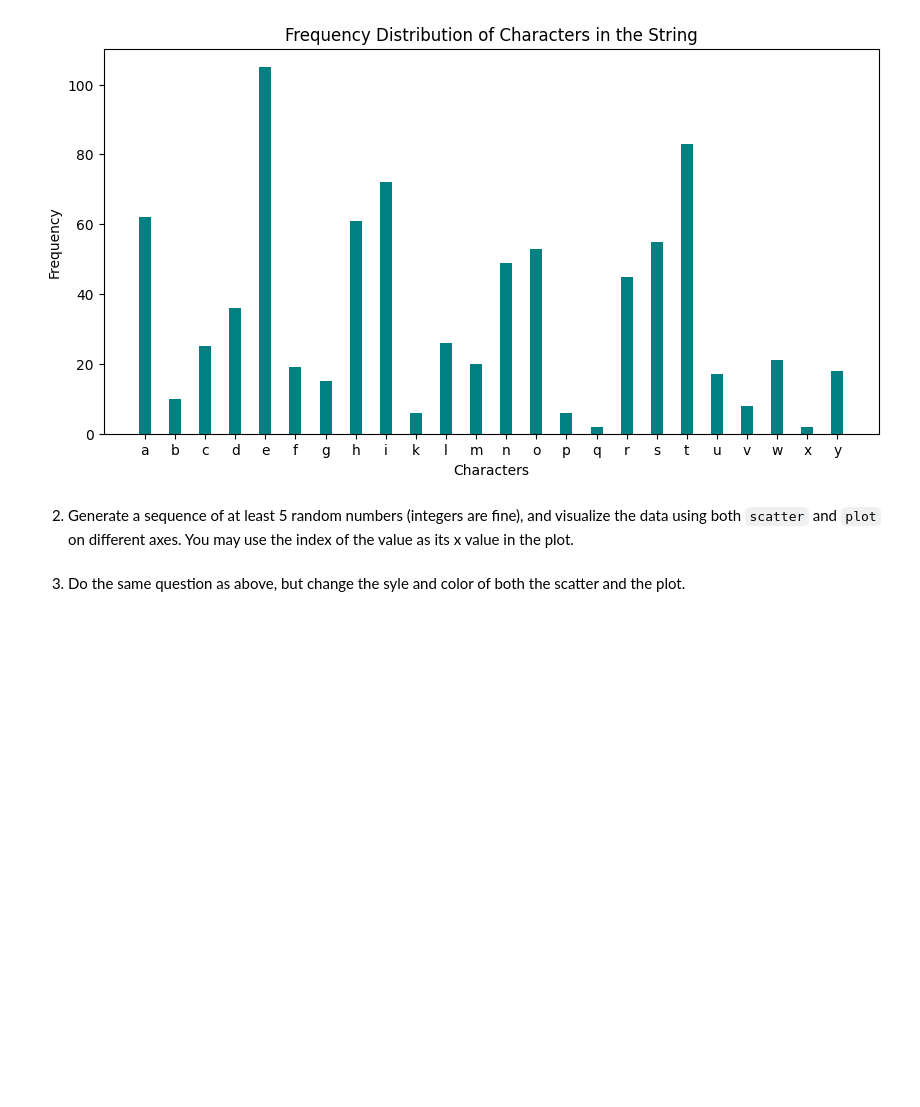
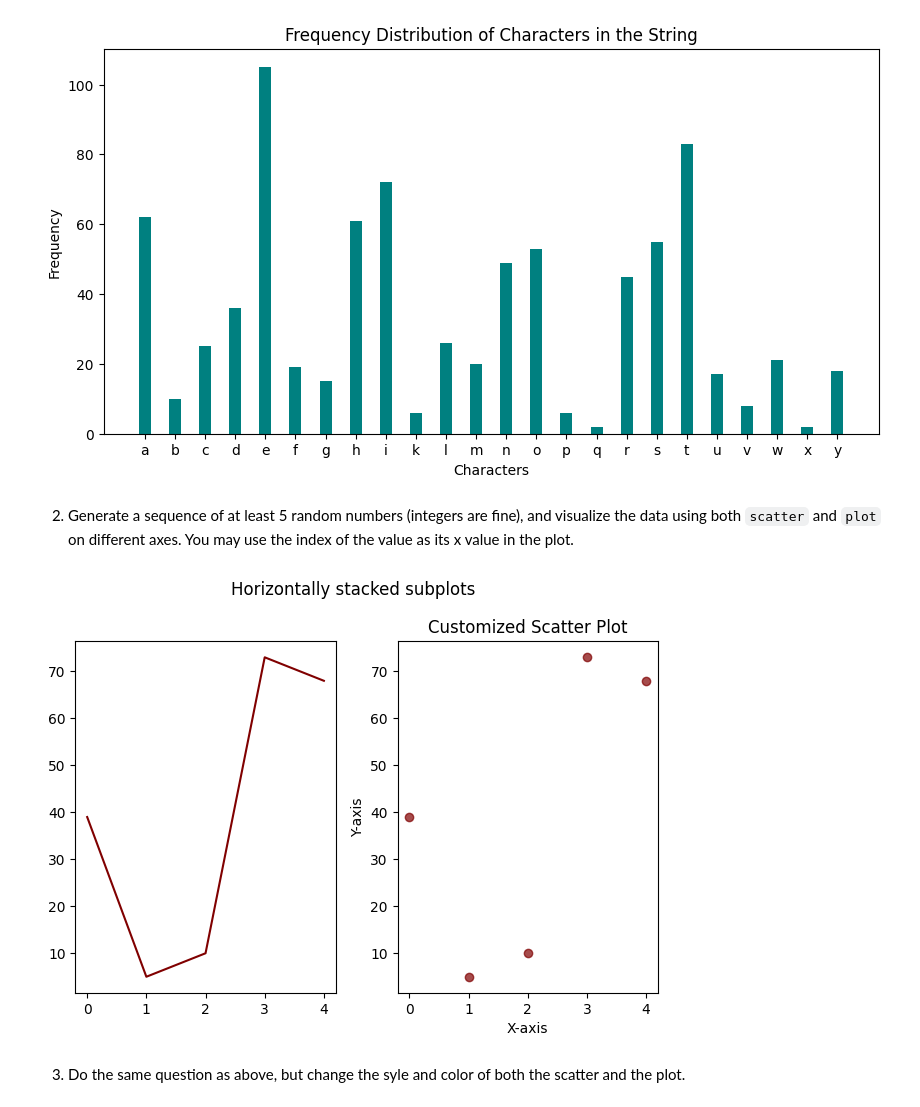
Before and after one commit to HMas522/pyplot, a Jupyter notebook: pyplot.ipynb, the cells around one changed output. Drawn from its saved outputs; the diff is of its cells as text; code cells hidden in the pictures; blank space fills up the shorter version.

Commit message:
Q2,Q3 made graphs

```diff
--- a/pyplot.ipynb
+++ b/pyplot.ipynb
@@ -94,5 +82,30 @@ plt.show()
 [figure]
 # %% [markdown]
 2. Generate a sequence of at least 5 random numbers (integers are fine), and visualize the data using both `scatter` and `plot` on different axes.  You may use the index of the value as its x value in the plot.
+# %%
+import matplotlib.pyplot as plt
+import numpy as np
+
+# Generate random data
+random_numbers = [randint(1, 100) for _ in range(5)]
+indices = range(len(random_numbers))
+
+#Define two figures and orientation
+fig, (ax1, ax2) = plt.subplots(1,  2)
+fig.suptitle('Horizontally stacked subplots')
+ax1.plot(indices, random_numbers, c= 'maroon')
+ax2.scatter(indices, random_numbers, c='maroon', alpha=0.7)
+
+
+# Add title and axis labels
+ax1 =plt.title("Customized Scatter Plot")
+ax1 =plt.xlabel("X-axis")
+ax1 =plt.ylabel("Y-axis")
+
+# Show the plot
+plt.tight_layout()
+plt.show()
+# %% [output]
+[figure, added]
 # %% [markdown]
 3. Do the same question as above, but change the syle and color of both the scatter and the plot.
```
Also changed, not shown: parts of 6 cells of this notebook.
